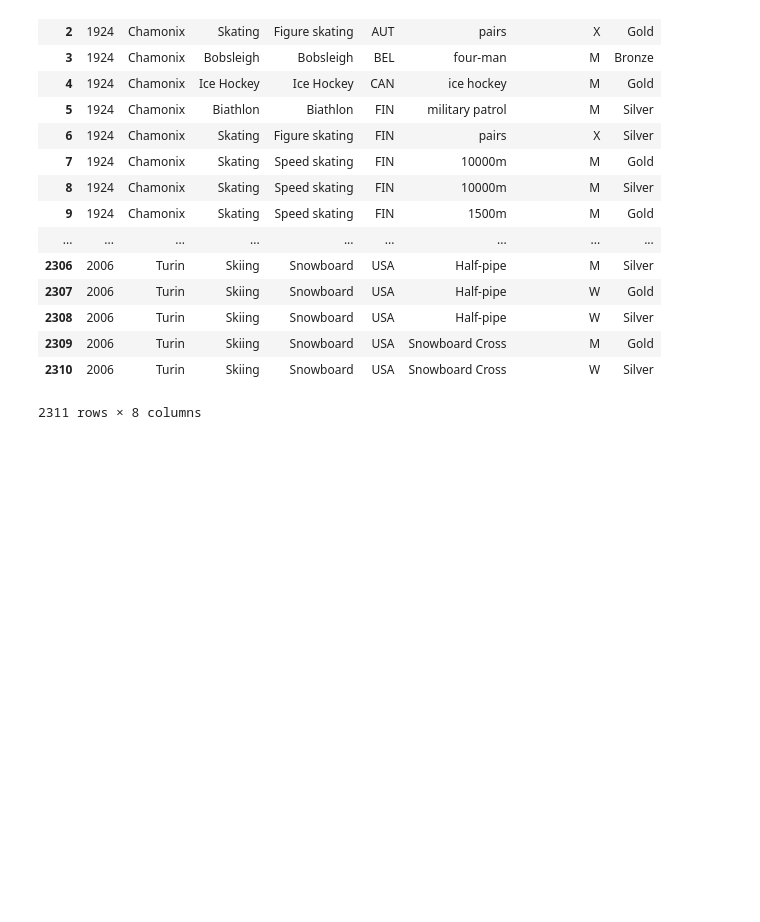
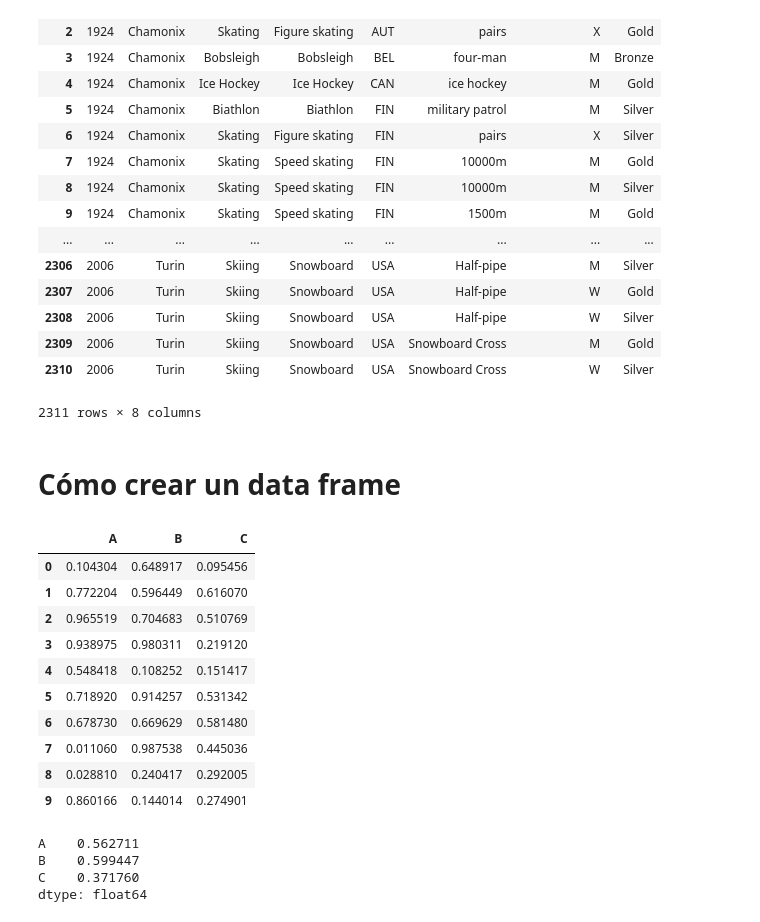
Before and after one commit to joanby/r-basic, a Jupyter notebook: scripts/tema5/04-dataframes.ipynb, the cells around one changed output. Drawn from its saved outputs; the diff is of its cells as text; code cells hidden in the pictures; blank space fills up the shorter version.

```diff
--- a/scripts/tema5/04-dataframes.ipynb
+++ b/scripts/tema5/04-dataframes.ipynb
@@ -196,3 +196,5 @@ pd.read_table("http://winterolympicsmedals.com/medals.csv", delimiter=",")
 | 2309 | 2006 | Turin | Skiing | Snowboard | USA | Snowboard Cross | M | Gold |
 | 2310 | 2006 | Turin | Skiing | Snowboard | USA | Snowboard Cross | W | Silver |
 2311 rows × 8 columns
+# %% [markdown]
+# Cómo crear un data frame
@@ -198,0 +203,27 @@ pd.read_table("http://winterolympicsmedals.com/medals.csv", delimiter=",")
+# %%
+df = pd.DataFrame({
+    'A': np.random.rand(10),
+    'B': np.random.rand(10),
+    'C': np.random.rand(10)
+})
+# %%
+df
+# %% [output]
+|  | A | B | C |
+| 0 | 0.104304 | 0.648917 | 0.095456 |
+| 1 | 0.772204 | 0.596449 | 0.616070 |
+| 2 | 0.965519 | 0.704683 | 0.510769 |
+| 3 | 0.938975 | 0.980311 | 0.219120 |
+| 4 | 0.548418 | 0.108252 | 0.151417 |
+| 5 | 0.718920 | 0.914257 | 0.531342 |
+| 6 | 0.678730 | 0.669629 | 0.581480 |
+| 7 | 0.011060 | 0.987538 | 0.445036 |
+| 8 | 0.028810 | 0.240417 | 0.292005 |
+| 9 | 0.860166 | 0.144014 | 0.274901 |
+# %%
+df.mean()
+# %% [output]
+A    0.562711
+B    0.599447
+C    0.371760
+dtype: float64
```
Also changed, not shown: parts of 31 cells of this notebook, 4 other files.
